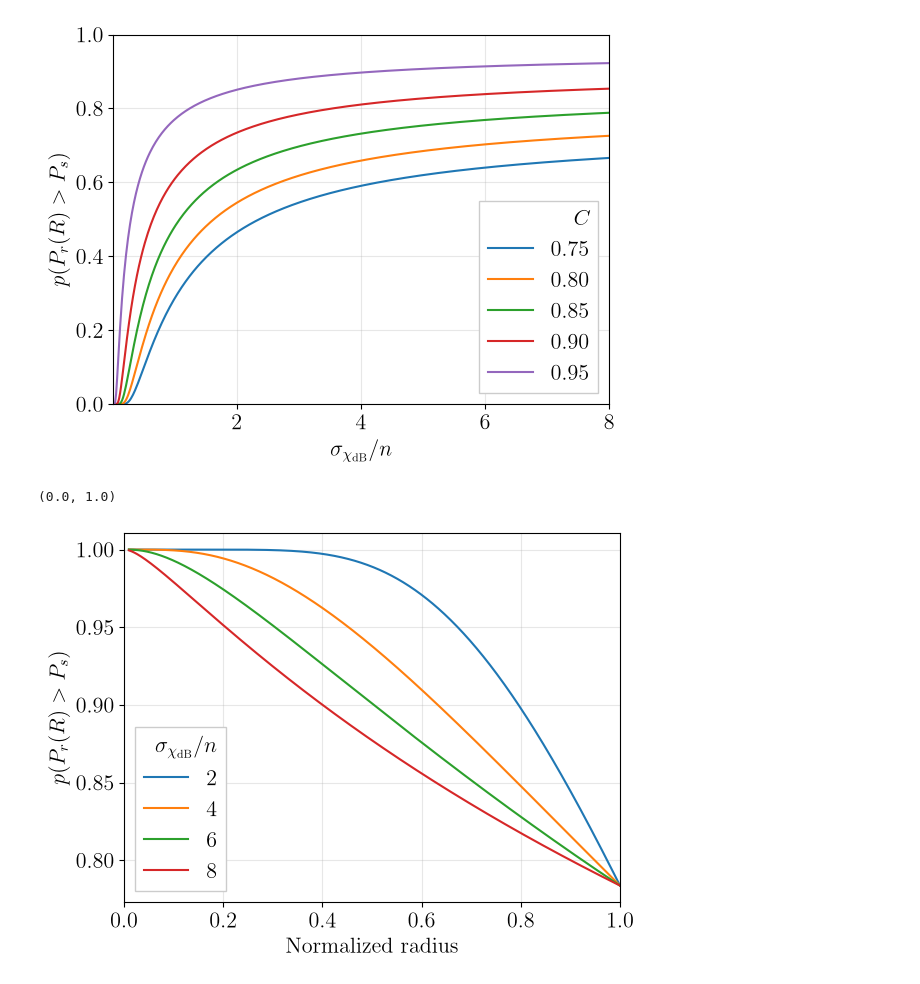
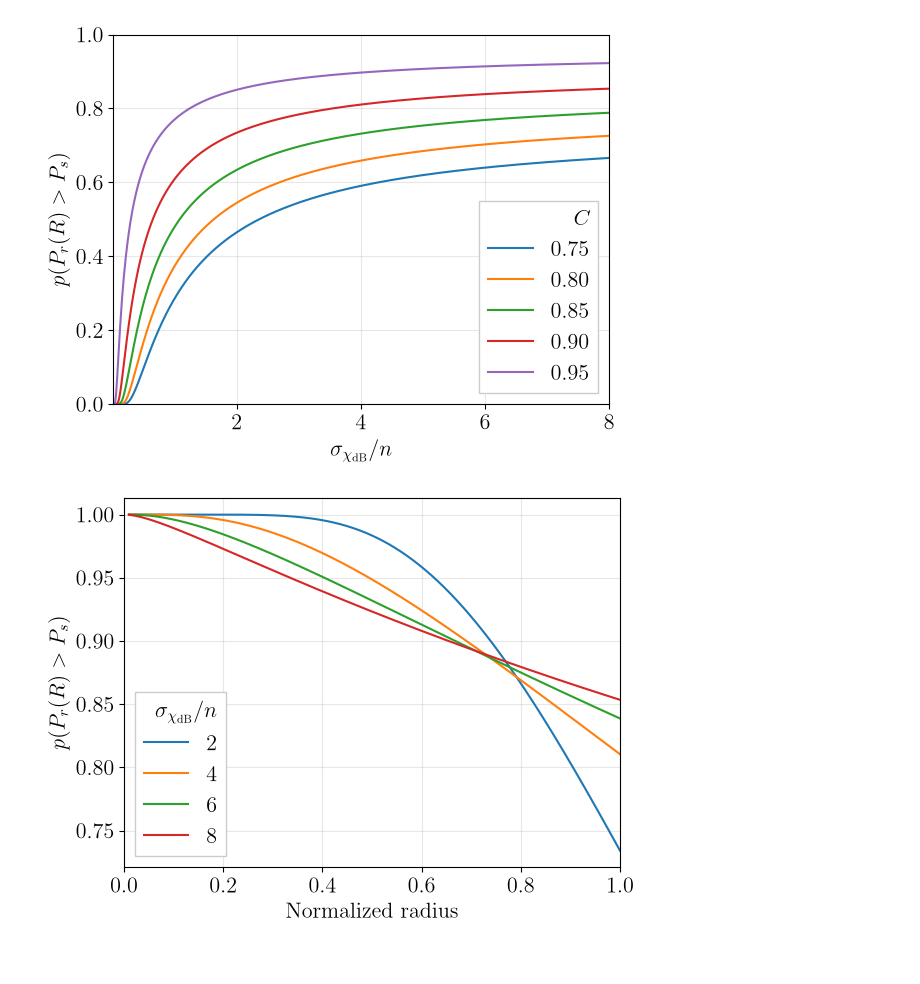
Before and after one commit to CKjaer/district-heating-multihop-sim, a Jupyter notebook: napkin/coverage_prob.ipynb, the cells around one changed output. Saved outputs shown, nothing was run; the diff lists cells and outputs as text; code cells hidden in the pictures.

Commit message:
Fix the coverage prob calculation

```diff
--- a/napkin/coverage_prob.ipynb
+++ b/napkin/coverage_prob.ipynb
@@ -40,34 +40,37 @@ plt.savefig("cell_coverage.pdf", bbox_inches="tight")
 # %%
 import sys
 sys.path.append(r"C:\Users\Christian\Desktop\lora_energysim_repos\district-heating-multihop-sim\framework")
+from utils import enable_latex_rendering
+enable_latex_rendering()
+
 import numpy as np
-import coverage as cov
 from scipy import optimize
 from scipy.stats import norm
 import matplotlib.pyplot as plt
-from utils import enable_latex_rendering
-enable_latex_rendering()
 
 
 radii = np.linspace(0.01, 1, 1000)
 _CELL_COV = .9
-_PATH_EXP = 2.0
-_STD = 4.0
 
-objective = lambda a: cov._compute_cell_coverage(a, _PATH_EXP, _STD) - _CELL_COV
-result  = optimize.root_scalar(objective, bracket=[-10, 10])
-a_star = result.root
+def _compute_coverage(a, std_over_n):
+    """Computes the cell coverage probability for the log-normal channel"""
+    b = (10 * np.log10(np.e)) / std_over_n
+
+    return norm.sf(a) + np.exp((2 - 2 * a * b) / b**2) * norm.sf((2 - a * b) / b)
+
 
 sigma_over_n = np.arange(1, 5) * 2
 for sn in sigma_over_n:
+    objective = lambda a: _compute_coverage(a, sn) - _CELL_COV
+    result  = optimize.root_scalar(objective, bracket=[-10, 10])
     offset = (10 / sn * np.log10(1/radii))
-    cov_probs = norm.sf(a_star - offset)
+    cov_probs = norm.sf(result.root - offset)
     plt.plot(radii, cov_probs, label=f"{sn}")
 plt.xlabel("Normalized radius")
 plt.ylabel(r"$p(P_r(R) > P_s)$")
-plt.legend(title=r"$\sigma_{\chi_{\mathrm{dB}}}/n$ ", alignment="right", fancybox=False, framealpha=1.0)
+plt.legend(title=r"$\sigma_{\chi_{\mathrm{dB}}}/n$", alignment="right", fancybox=False, framealpha=1.0)
 plt.grid(True, alpha=0.3)
-plt.xlim(0, 1)
+plt.xlim(0.0, 1.0)
+plt.savefig("cell_coverage_radii.pdf", bbox_inches="tight")
 # %% [output]
-(0.0, 1.0)
-[figure, old version]
+[figure, new version]
```
